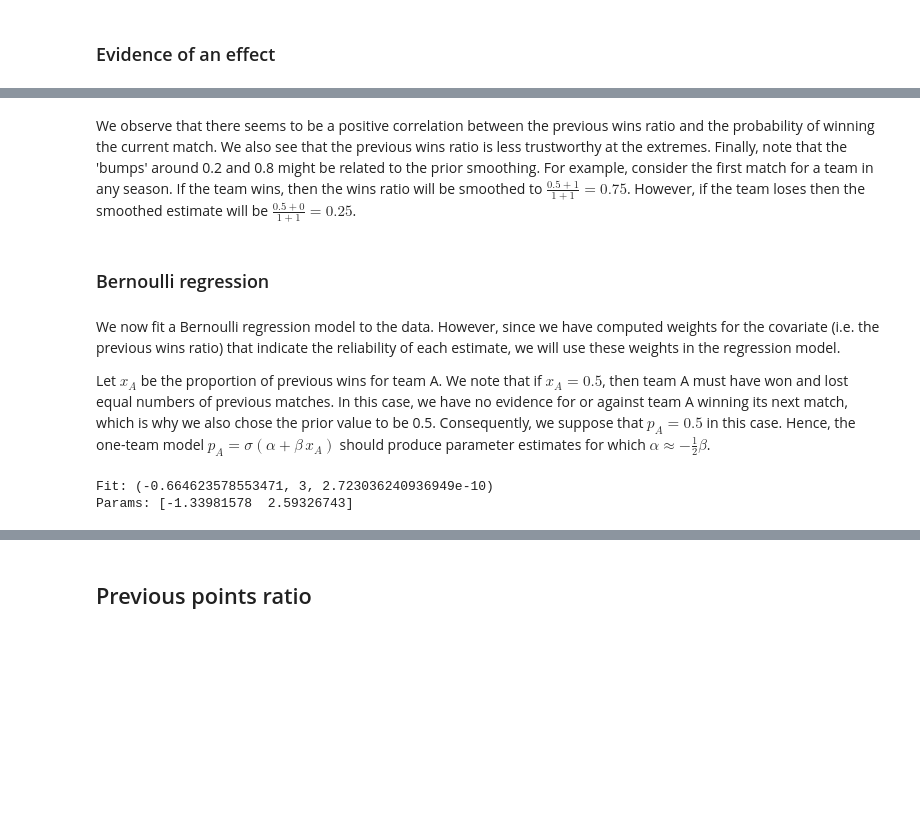
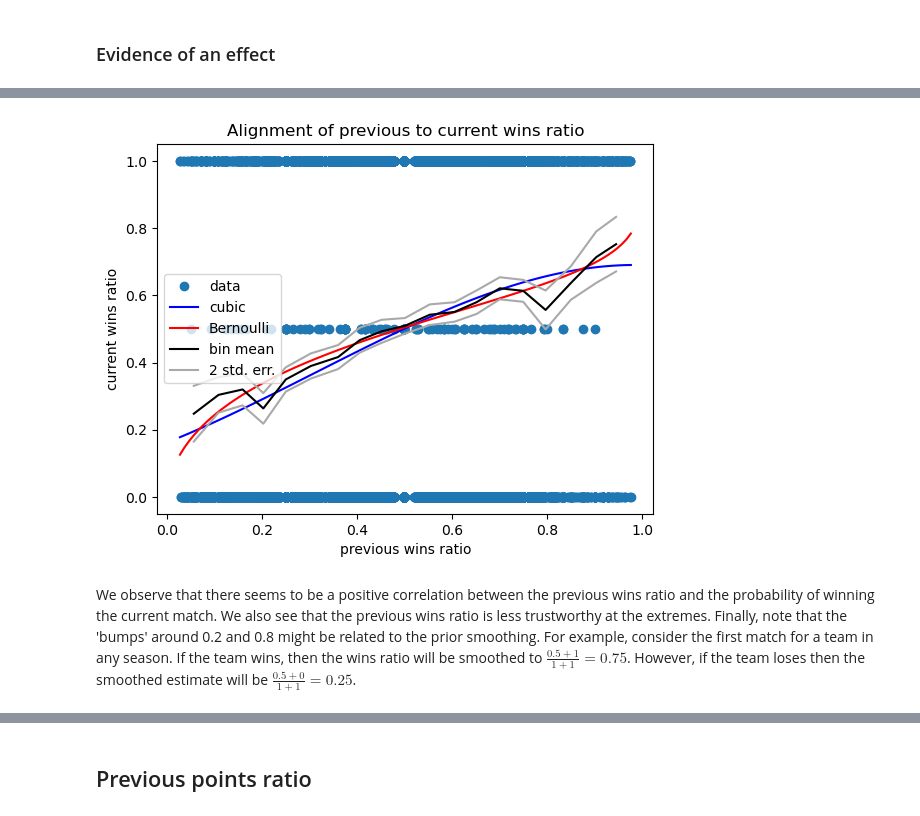
Before and after one commit to gaj67/gaj-data-science, a Jupyter notebook: AFL/notebooks/5_match_effects.ipynb, the cells around one changed output, grey strips where cells are left out. Cells and saved outputs as stored; diff of their text form; code cells hidden in the pictures; blank space fills up the shorter version.

```diff
--- a/AFL/notebooks/5_match_effects.ipynb
+++ b/AFL/notebooks/5_match_effects.ipynb
@@ -530,9 +535,8 @@ Y = np.array(Y)
 X_prev = np.array(X_prev)
 X_home = np.array(X_home)
 # %%
-phi = np.array([1.0])
-bd = BernoulliRegression(phi)
+br = BernoulliDistribution().regressor()
 Z = no_intercept(X_prev)
-print('Fit:', bd.fit(Y, Z))
-print('Params:', bd.regression_parameters())
+print('Fit:', br.fit(Y, Z))
+print('Params:', br.regression_parameters())
 # %% [output]
@@ -736,6 +697,0 @@ def weighted_plot(X, Y, weights=None):
-# %%
-data, stats = weighted_plot(prev_wins_ratios, cur_wins, num_samples)
-plt.xlabel('wins ratio (previous)')
-plt.ylabel('wins ratio (current)')
-plt.title('Effect of previous wins ratio')
-plt.show()
@@ -743,0 +745,2 @@ plt.show()
+# %%
+data = fit_data_beta(prev_wins_ratios, cur_wins, num_samples)
@@ -744,14 +761,22 @@ plt.show()
+# %%
+def plot_data(data):
+    ls = []
+    for x, y, c, l in data:
+        plt.plot(x, y, c)
+        if l is not None:
+            ls.append(l)
+    plt.legend(ls)
+# %%
+plot_data(data)
+plt.xlabel('previous wins ratio')
+plt.ylabel('current wins ratio')
+plt.title('Alignment of previous to current wins ratio')
+plt.show()
+# %% [output]
+[figure, added]
 # %% [markdown]
 We observe that there seems to be a positive correlation between the previous wins ratio and the probability of
 winning the current match. We also see that the previous wins ratio is less trustworthy at the extremes.
 Finally, note that the 'bumps' around 0.2 and 0.8 might be related to the prior smoothing. For example, consider the first match for a team in any season. If the team wins, then the wins ratio will be smoothed to
 $\frac{0.5+1}{1+1}=0.75$. However, if the team loses then the smoothed estimate will be
 $\frac{0.5+0}{1+1}=0.25$.
-# %% [markdown]
-### Bernoulli regression
-# %% [markdown]
-We now fit a Bernoulli regression model to the data. However, since we have computed weights for the covariate
-(i.e. the previous wins ratio) that indicate the reliability of each estimate, we will use these weights in the regression model.
-
-Let $x_A$ be the proportion of previous wins for team A. We note that if $x_A=0.5$, then team A must have won and lost equal numbers of previous matches. In this case, we have no evidence for or against team A winning its next match, which is why we also chose the prior value to be 0.5. Consequently, we suppose that $p_A=0.5$ in
-this case. Hence, the one-team model $p_A=\sigma(\alpha+\beta\,x_A)$ should produce parameter estimates for which $\alpha\approx-\frac{1}{2}\beta$.
@@ -762,9 +782,0 @@ W = data[:,2]  # weights
-# %%
-phi = np.array([1e-3, 1.0])
-bd = BernoulliRegression(phi)
-Z = add_intercept(X)
-print('Fit:', bd.fit(Y, Z, W))
-print('Params:', bd.regression_parameters())
-# %% [output]
-Fit: (-0.664623578553471, 3, 2.723036240936949e-10)
-Params: [-1.33981578  2.59326743]
```
Also changed, not shown: parts of 79 cells of this notebook, 16 other files.
